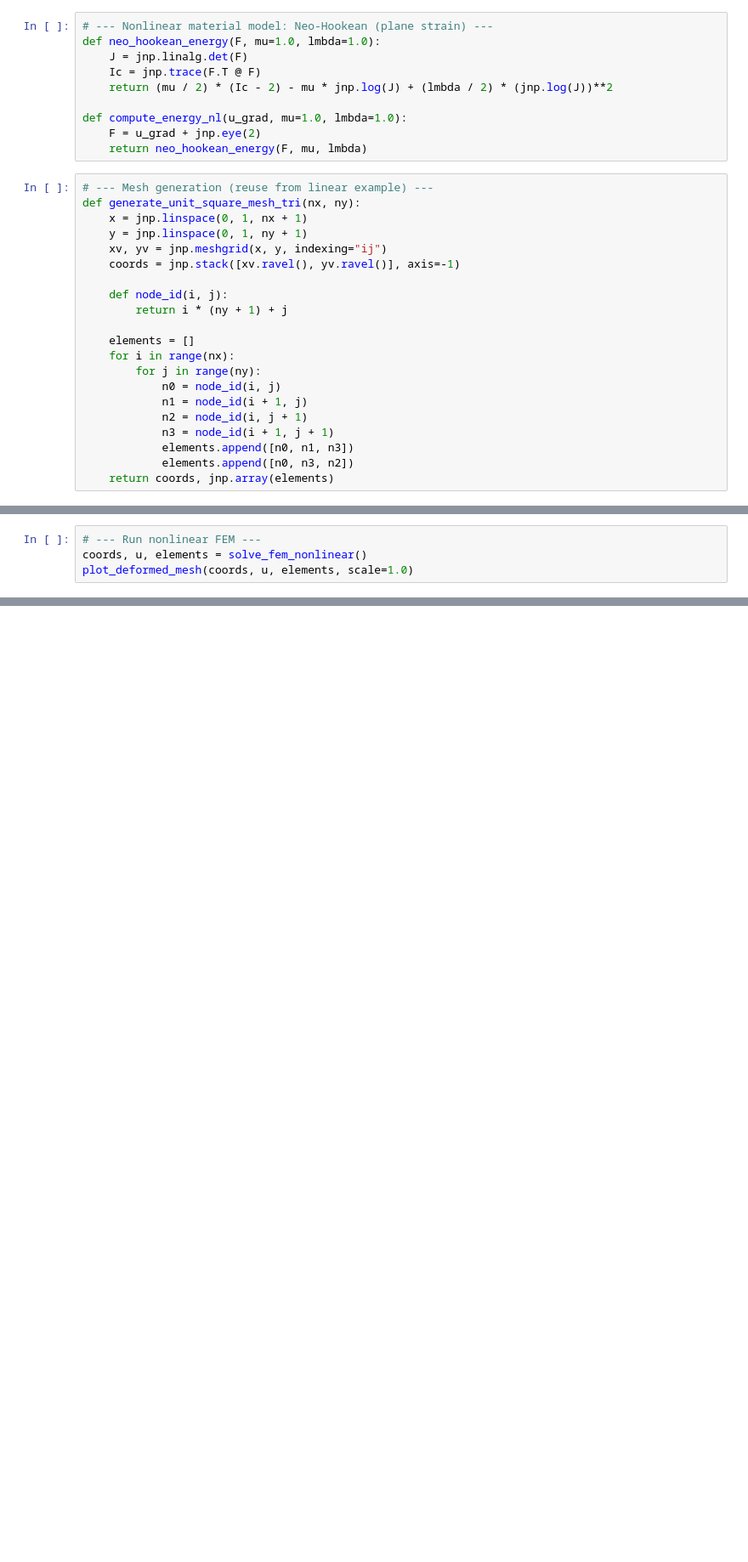
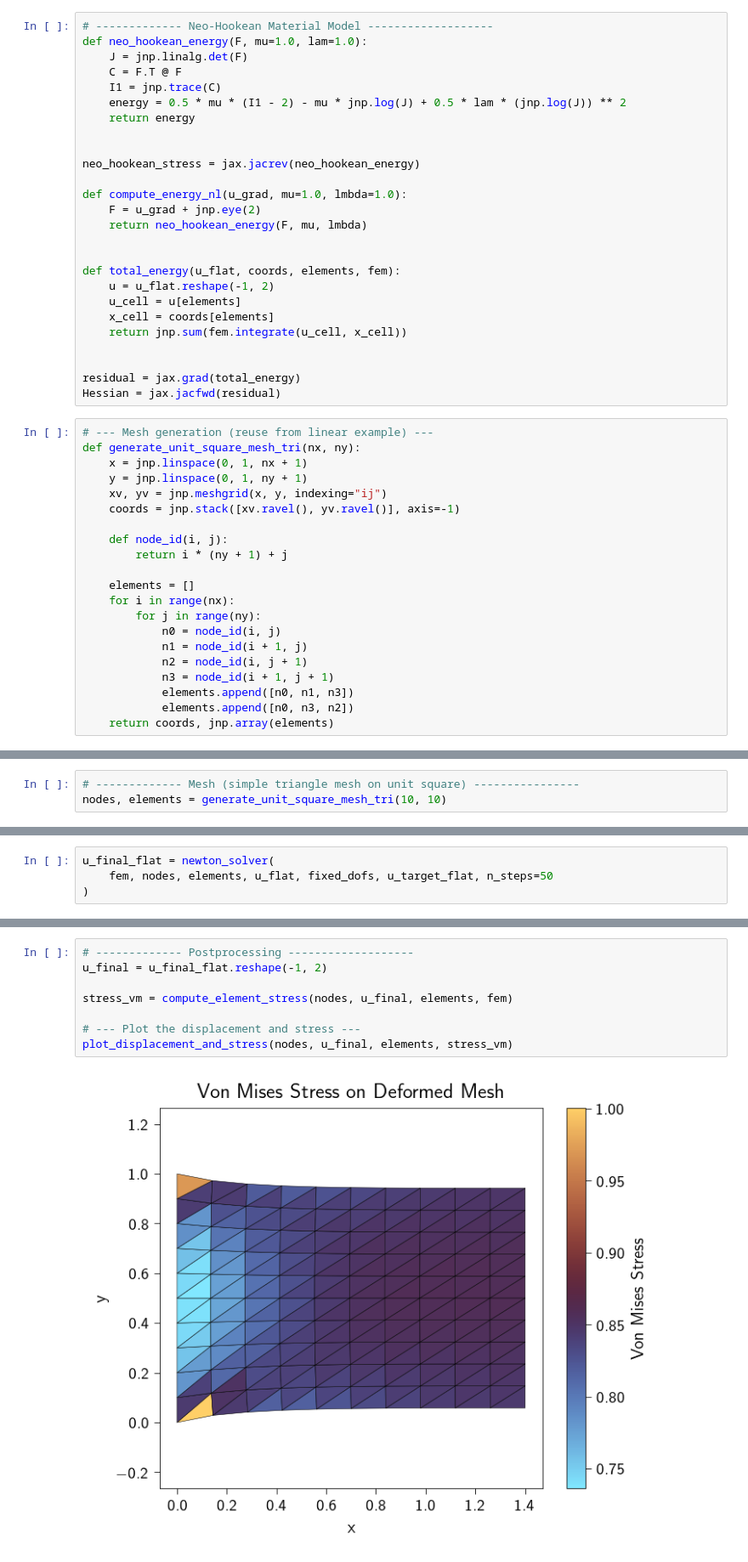
Before and after one commit to smec-ethz/tatva, a Jupyter notebook: examples/notebooks/nonlinear_elasticity.ipynb, the cells around one changed output, grey strips where cells are left out. Shown at 85% size. Cells and saved outputs as stored; diff of their text form; blank space fills up the shorter version.

Commit message:
newotn raphson added for nonlinear tutorial

```diff
--- a/examples/notebooks/nonlinear_elasticity.ipynb
+++ b/examples/notebooks/nonlinear_elasticity.ipynb
@@ -17,13 +48,29 @@ from femsolver.operator import FemOperator
 # %%
-# --- Nonlinear material model: Neo-Hookean (plane strain) ---
-def neo_hookean_energy(F, mu=1.0, lmbda=1.0):
+# ------------- Neo-Hookean Material Model -------------------
+def neo_hookean_energy(F, mu=1.0, lam=1.0):
     J = jnp.linalg.det(F)
-    Ic = jnp.trace(F.T @ F)
-    return (mu / 2) * (Ic - 2) - mu * jnp.log(J) + (lmbda / 2) * (jnp.log(J))**2
+    C = F.T @ F
+    I1 = jnp.trace(C)
+    energy = 0.5 * mu * (I1 - 2) - mu * jnp.log(J) + 0.5 * lam * (jnp.log(J)) ** 2
+    return energy
+
+
+neo_hookean_stress = jax.jacrev(neo_hookean_energy)
 
 def compute_energy_nl(u_grad, mu=1.0, lmbda=1.0):
     F = u_grad + jnp.eye(2)
     return neo_hookean_energy(F, mu, lmbda)
+
+
+def total_energy(u_flat, coords, elements, fem):
+    u = u_flat.reshape(-1, 2)
+    u_cell = u[elements]
+    x_cell = coords[elements]
+    return jnp.sum(fem.integrate(u_cell, x_cell))
+
+
+residual = jax.grad(total_energy)
+Hessian = jax.jacfwd(residual)
 # %%
 # --- Mesh generation (reuse from linear example) ---
 def generate_unit_square_mesh_tri(nx, ny):
@@ -173,4 +94,0 @@ def plot_deformed_mesh(coords, u, elements, scale=1.0):
-# %%
-# --- Run nonlinear FEM ---
-coords, u, elements = solve_fem_nonlinear()
-plot_deformed_mesh(coords, u, elements, scale=1.0)
@@ -187,0 +95,3 @@ Newton iter 8: |res| = 2.339e-09
+# %%
+# ------------- Mesh (simple triangle mesh on unit square) ----------------
+nodes, elements = generate_unit_square_mesh_tri(10, 10)
@@ -187,0 +219,4 @@ Newton iter 8: |res| = 2.339e-09
+# %%
+u_final_flat = newton_solver(
+    fem, nodes, elements, u_flat, fixed_dofs, u_target_flat, n_steps=50
+)
@@ -187,0 +289,10 @@ Newton iter 8: |res| = 2.339e-09
+# %%
+# ------------- Postprocessing -------------------
+u_final = u_final_flat.reshape(-1, 2)
+
+stress_vm = compute_element_stress(nodes, u_final, elements, fem)
+
+# --- Plot the displacement and stress ---
+plot_displacement_and_stress(nodes, u_final, elements, stress_vm)
+# %% [output]
+[figure, added]
```
Also changed, not shown: parts of 11 cells of this notebook, 2 other files.
